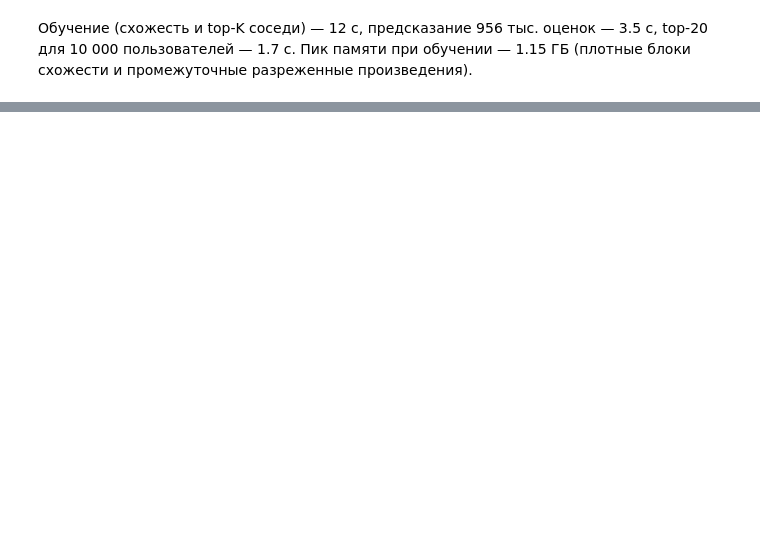
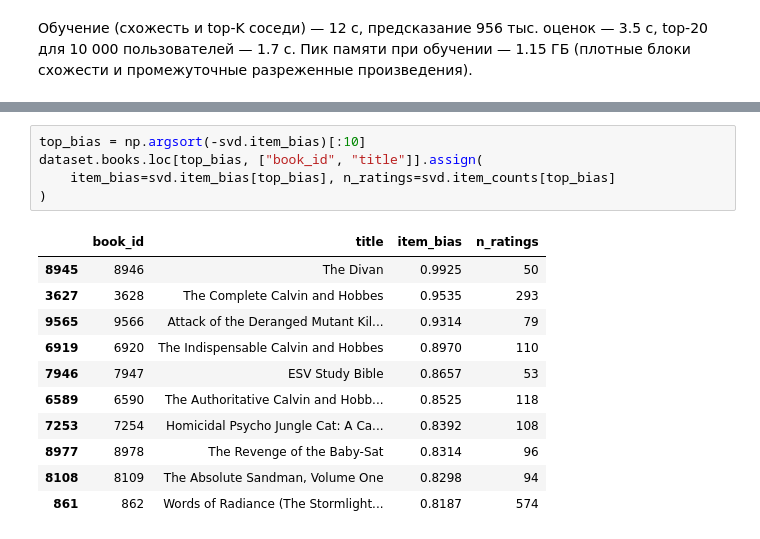
Before and after one commit to a-kapset/Rec_Systems_HW1, a Jupyter notebook: notebooks/goodbooks_recsys.ipynb, the cells around one changed output, grey strips where cells are left out. Drawn from its saved outputs; the diff is of its cells as text; blank space fills up the shorter version.

```diff
--- a/notebooks/goodbooks_recsys.ipynb
+++ b/notebooks/goodbooks_recsys.ipynb
@@ -716,0 +817,17 @@ pd.Series(
+# %%
+top_bias = np.argsort(-svd.item_bias)[:10]
+dataset.books.loc[top_bias, ["book_id", "title"]].assign(
+    item_bias=svd.item_bias[top_bias], n_ratings=svd.item_counts[top_bias]
+)
+# %% [output]
+|  | book_id | title | item_bias | n_ratings |
+| 8945 | 8946 | The Divan | 0.9925 | 50 |
+| 3627 | 3628 | The Complete Calvin and Hobbes | 0.9535 | 293 |
+| 9565 | 9566 | Attack of the Deranged Mutant Kil... | 0.9314 | 79 |
+| 6919 | 6920 | The Indispensable Calvin and Hobbes | 0.8970 | 110 |
+| 7946 | 7947 | ESV Study Bible | 0.8657 | 53 |
+| 6589 | 6590 | The Authoritative Calvin and Hobb... | 0.8525 | 118 |
+| 7253 | 7254 | Homicidal Psycho Jungle Cat: A Ca... | 0.8392 | 108 |
+| 8977 | 8978 | The Revenge of the Baby-Sat | 0.8314 | 96 |
+| 8108 | 8109 | The Absolute Sandman, Volume One | 0.8298 | 94 |
+| 861 | 862 | Words of Radiance (The Stormlight... | 0.8187 | 574 |
```
Also changed, not shown: parts of 23 cells of this notebook, 5 other files.
